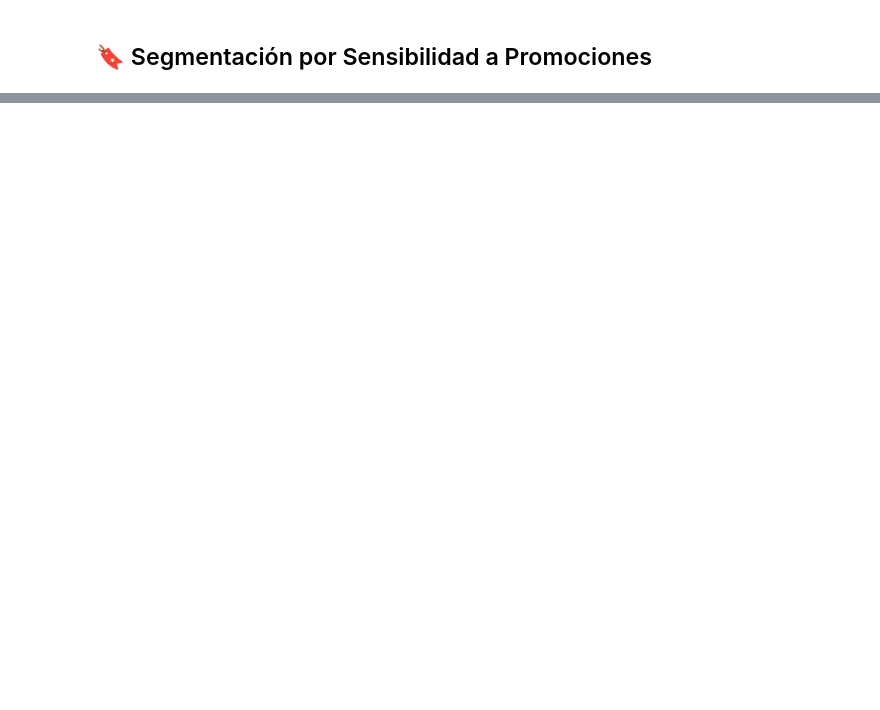
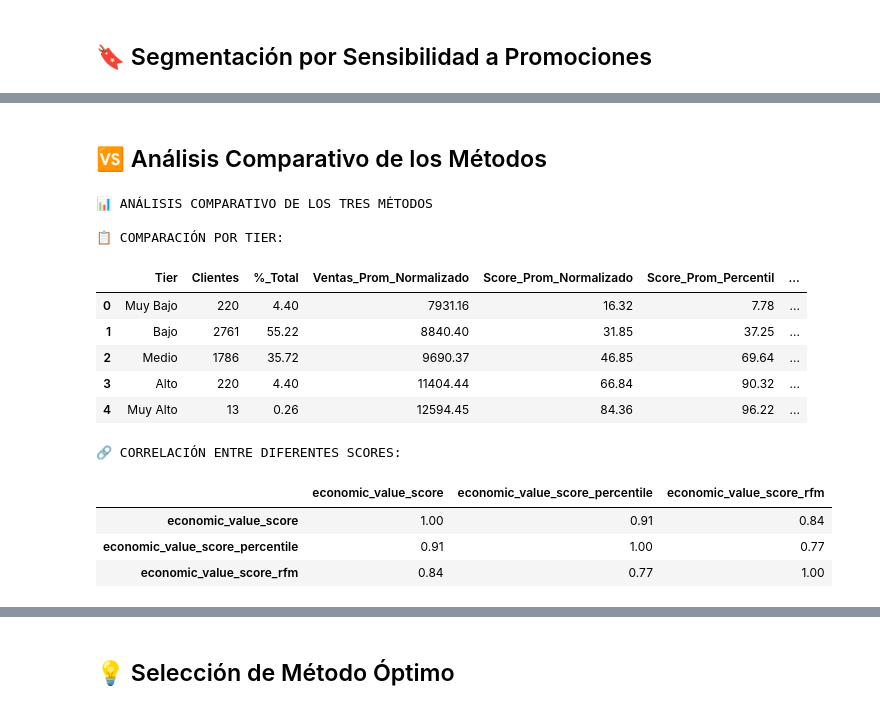
Before and after one commit to ChurnGuard/ChurnInsight, a Jupyter notebook: data-science/notebooks/Data_Analyst.ipynb, the cells around one changed output, grey strips where cells are left out. Saved outputs shown, nothing was run; the diff lists cells and outputs as text; code cells hidden in the pictures; blank space fills up the shorter version.

```diff
--- a/data-science/notebooks/Data_Analyst.ipynb
+++ b/data-science/notebooks/Data_Analyst.ipynb
@@ -1567,0 +2290,61 @@ if all(col in df_promo.columns for col in ['promo_flag', 'avg_discount_used']):
+# %% [markdown]
+## 🆚 Análisis Comparativo de los Métodos
+# %%
+print("\n📊 ANÁLISIS COMPARATIVO DE LOS TRES MÉTODOS")
+
+# Crear DataFrame comparativo
+comparison_data = []
+
+for tier in ['Muy Bajo', 'Bajo', 'Medio', 'Alto', 'Muy Alto']:
+    tier_data = df_economic[df_economic['economic_value_tier'] == tier]
+
+    comparison_data.append({
+        'Tier': tier,
+        'Clientes': len(tier_data),
+        '%_Total': (len(tier_data) / len(df_economic)) * 100,
+        'Ventas_Prom_Normalizado': tier_data['total_sales'].mean(),
+        'Score_Prom_Normalizado': tier_data['economic_value_score'].mean(),
+        'Score_Prom_Percentil': tier_data['economic_value_score_percentile'].mean(),
+        'Score_Prom_RFM': tier_data['economic_value_score_rfm'].mean() if 'economic_value_score_rfm' in tier_data.columns else None
+    })
+
+comparison_df = pd.DataFrame(comparison_data).round(2)
+
+print("\n📋 COMPARACIÓN POR TIER:")
+display(comparison_df)
+
+# Correlación entre los diferentes scores
+score_columns = ['economic_value_score', 'economic_value_score_percentile']
+if 'economic_value_score_rfm' in df_economic.columns:
+    score_columns.append('economic_value_score_rfm')
+
+correlation_scores = df_economic[score_columns].corr()
+
+print("\n🔗 CORRELACIÓN ENTRE DIFERENTES SCORES:")
+display(correlation_scores.round(3))
+
+# Visualización de correlación
+fig_corr_scores = px.imshow(correlation_scores,
+                           labels=dict(color="Correlación"),
+                           x=correlation_scores.columns,
+                           y=correlation_scores.index,
+                           title='Correlación entre Diferentes Métodos de Economic Value Score',
+                           color_continuous_scale='RdBu',
+                           zmin=-1, zmax=1,
+                           text_auto=True)
+fig_corr_scores.show()
+# %% [output]
+📊 ANÁLISIS COMPARATIVO DE LOS TRES MÉTODOS
+
+📋 COMPARACIÓN POR TIER:
+|  | Tier | Clientes | %_Total | Ventas_Prom_Normalizado | Score_Prom_Normalizado | Score_Prom_Percentil | ... |
+| 0 | Muy Bajo | 220 | 4.40 | 7931.16 | 16.32 | 7.78 | ... |
+| 1 | Bajo | 2761 | 55.22 | 8840.40 | 31.85 | 37.25 | ... |
+| 2 | Medio | 1786 | 35.72 | 9690.37 | 46.85 | 69.64 | ... |
+| 3 | Alto | 220 | 4.40 | 11404.44 | 66.84 | 90.32 | ... |
+| 4 | Muy Alto | 13 | 0.26 | 12594.45 | 84.36 | 96.22 | ... |
+🔗 CORRELACIÓN ENTRE DIFERENTES SCORES:
+|  | economic_value_score | economic_value_score_percentile | economic_value_score_rfm |
+| economic_value_score | 1.00 | 0.91 | 0.84 |
+| economic_value_score_percentile | 0.91 | 1.00 | 0.77 |
+| economic_value_score_rfm | 0.84 | 0.77 | 1.00 |
@@ -1567,0 +2352,2 @@ if all(col in df_promo.columns for col in ['promo_flag', 'avg_discount_used']):
+# %% [markdown]
+## 💡 Selección de Método Óptimo
```
Also changed, not shown: parts of 25 cells of this notebook.
